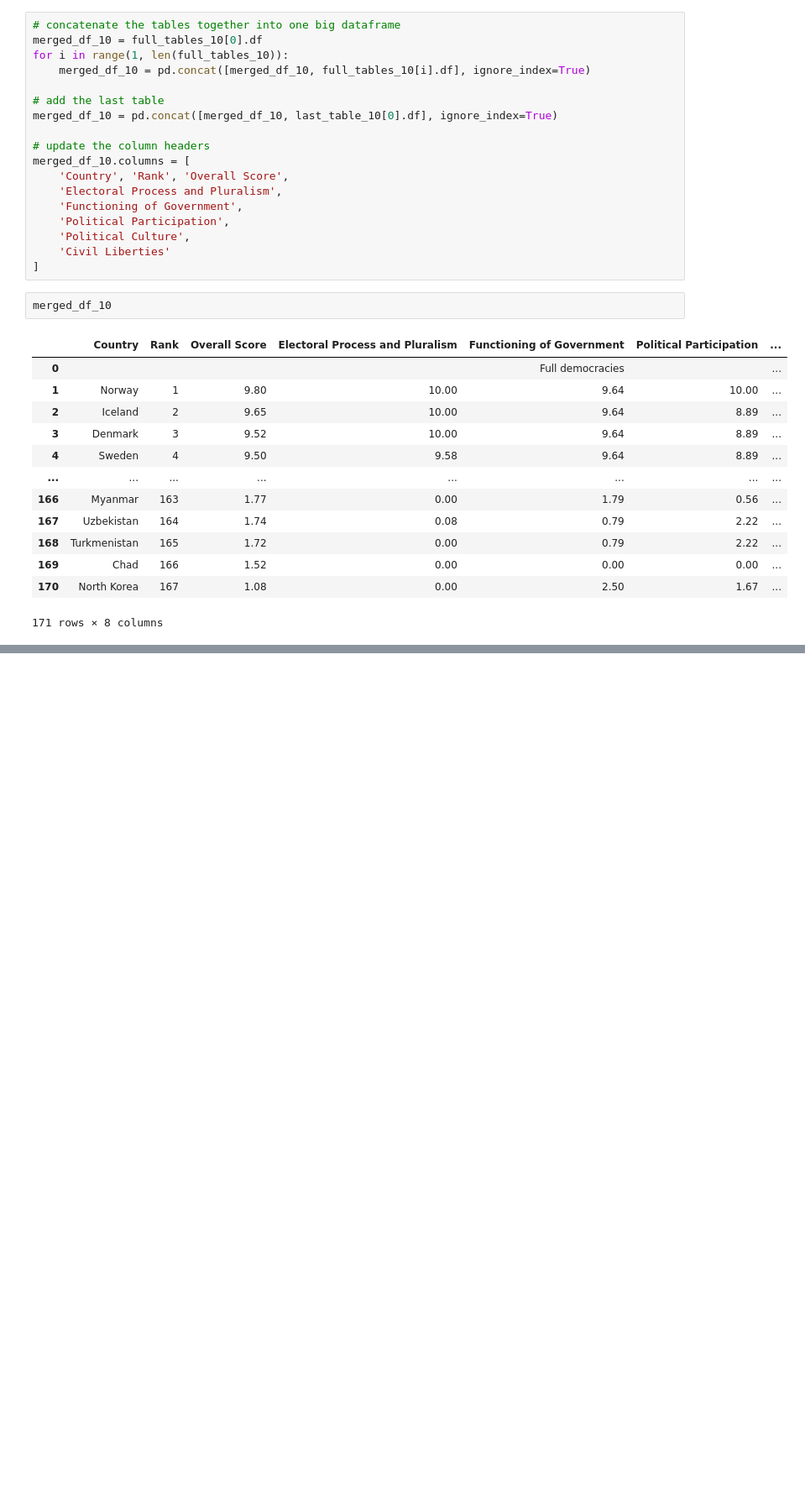
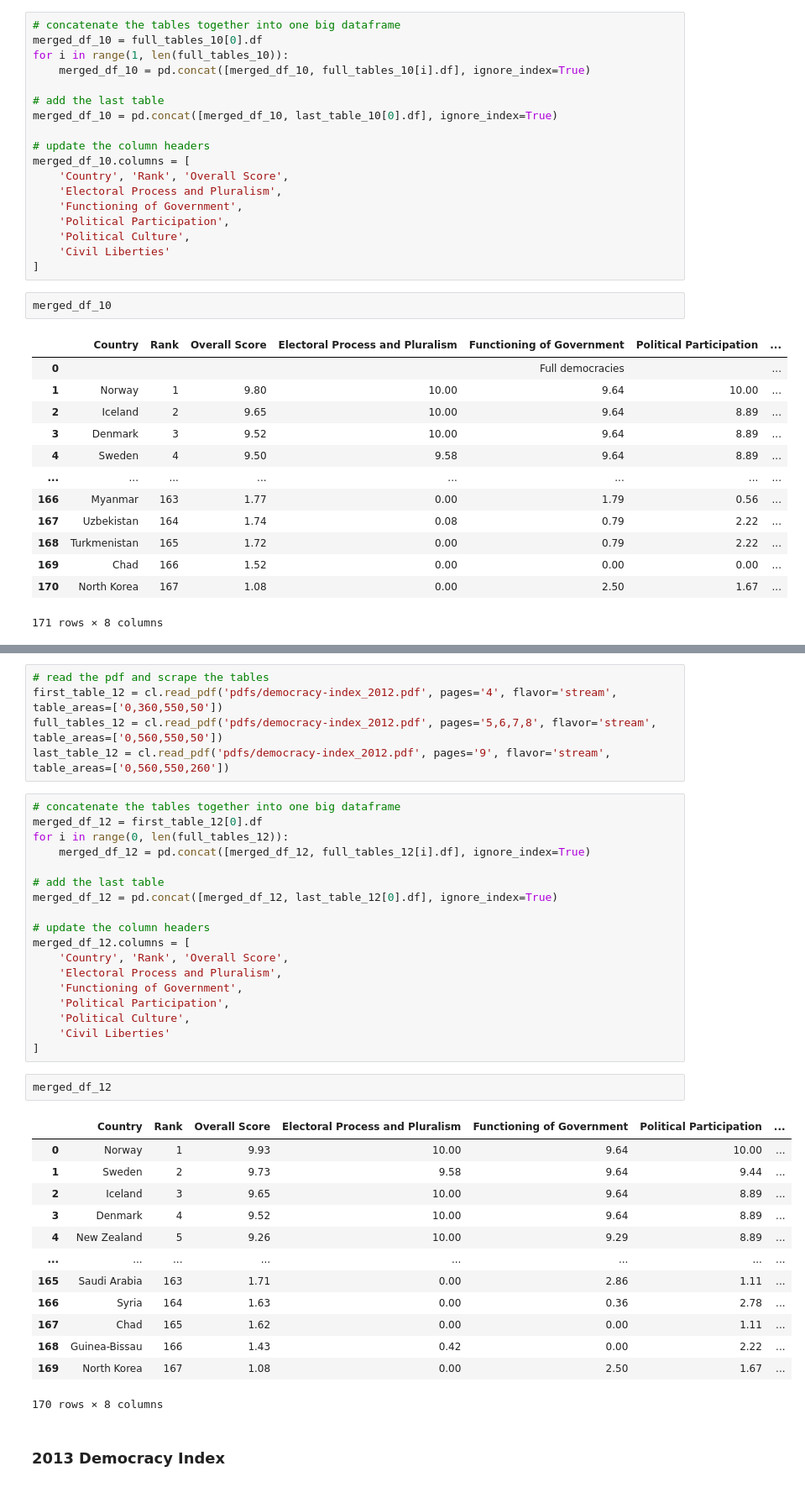
Before and after one commit to zopalmer14/pdf-table-scraping, a Jupyter notebook: scrapeNotebook.ipynb, the cells around one changed output, grey strips where cells are left out. Shown at 84% size. Saved outputs shown, nothing was run; the diff lists cells and outputs as text; blank space fills up the shorter version.

```diff
--- a/scrapeNotebook.ipynb
+++ b/scrapeNotebook.ipynb
@@ -116,0 +160,41 @@ merged_df_10
+# %%
+# read the pdf and scrape the tables
+first_table_12 = cl.read_pdf('pdfs/democracy-index_2012.pdf', pages='4', flavor='stream', table_areas=['0,360,550,50'])
+full_tables_12 = cl.read_pdf('pdfs/democracy-index_2012.pdf', pages='5,6,7,8', flavor='stream', table_areas=['0,560,550,50'])
+last_table_12 = cl.read_pdf('pdfs/democracy-index_2012.pdf', pages='9', flavor='stream', table_areas=['0,560,550,260'])
+# %%
+# concatenate the tables together into one big dataframe
+merged_df_12 = first_table_12[0].df
+for i in range(0, len(full_tables_12)):
+    merged_df_12 = pd.concat([merged_df_12, full_tables_12[i].df], ignore_index=True)
+
+# add the last table
+merged_df_12 = pd.concat([merged_df_12, last_table_12[0].df], ignore_index=True)
+
+# update the column headers
+merged_df_12.columns = [
+    'Country', 'Rank', 'Overall Score',
+    'Electoral Process and Pluralism',
+    'Functioning of Government',
+    'Political Participation',
+    'Political Culture',
+    'Civil Liberties'
+]
+# %%
+merged_df_12
+# %% [output]
+|  | Country | Rank | Overall Score | Electoral Process and Pluralism | Functioning of Government | Political Participation | ... |
+| 0 | Norway | 1 | 9.93 | 10.00 | 9.64 | 10.00 | ... |
+| 1 | Sweden | 2 | 9.73 | 9.58 | 9.64 | 9.44 | ... |
+| 2 | Iceland | 3 | 9.65 | 10.00 | 9.64 | 8.89 | ... |
+| 3 | Denmark | 4 | 9.52 | 10.00 | 9.64 | 8.89 | ... |
+| 4 | New Zealand | 5 | 9.26 | 10.00 | 9.29 | 8.89 | ... |
+| ... | ... | ... | ... | ... | ... | ... | ... |
+| 165 | Saudi Arabia | 163 | 1.71 | 0.00 | 2.86 | 1.11 | ... |
+| 166 | Syria | 164 | 1.63 | 0.00 | 0.36 | 2.78 | ... |
+| 167 | Chad | 165 | 1.62 | 0.00 | 0.00 | 1.11 | ... |
+| 168 | Guinea-Bissau | 166 | 1.43 | 0.42 | 0.00 | 2.22 | ... |
+| 169 | North Korea | 167 | 1.08 | 0.00 | 2.50 | 1.67 | ... |
+170 rows × 8 columns
+# %% [markdown]
+### 2013 Democracy Index
```
Also changed, not shown: parts of 9 cells of this notebook.
